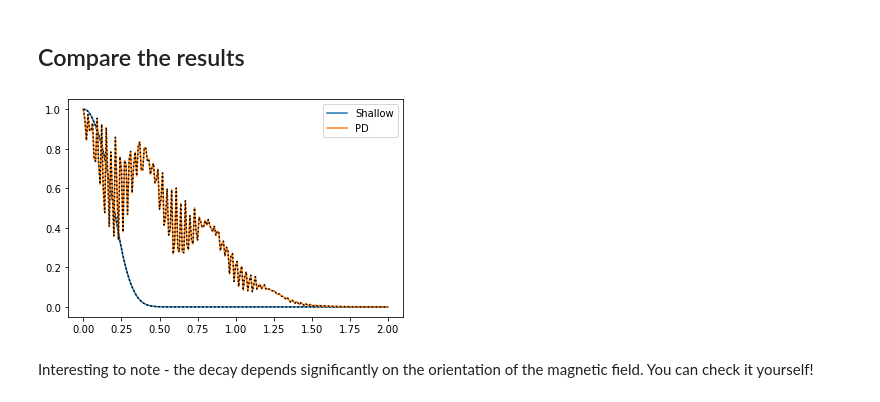
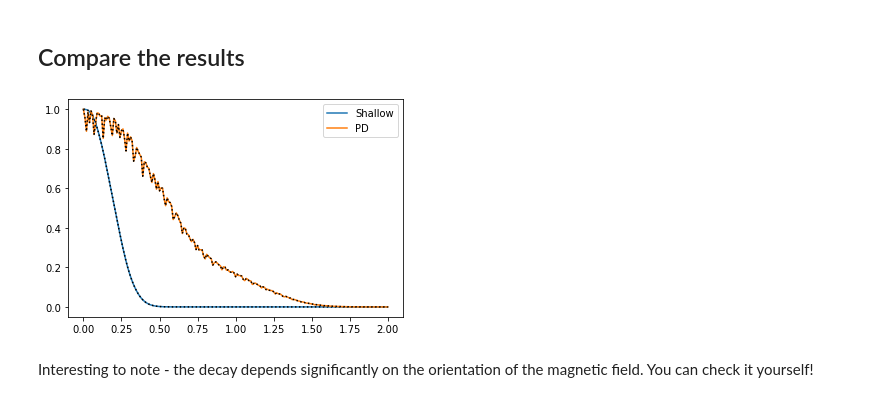
Before and after one commit to foxfixfax/PyCCE, a Jupyter notebook: docs/source/tutorials/si_shallow.ipynb, the cells around one changed output. Saved outputs shown, nothing was run; the diff lists cells and outputs as text; code cells hidden in the pictures.

```diff
--- a/docs/source/tutorials/si_shallow.ipynb
+++ b/docs/source/tutorials/si_shallow.ipynb
@@ -59,4 +59,4 @@ For comparison, we compute both with generalized CCE and usual CCE coherence. No
 # %%
 l_cce = calc.compute(time_space, B, N=N, as_delay=False, method='CCE')
-l_gen = calc.compute(time_space, B, N=N, as_delay=False, method='generalized_CCE')
+l_gen = calc.compute(time_space, B, N=N, as_delay=False, method='gCCE', mean_field=False)
 # %% [markdown]
@@ -100,17 +100,17 @@ calc = pc.Simulator(spin=1/2, position=position, alpha=alpha, beta=beta,
                     r_dipole=r_dipole, order=CCE_order)
 # %%
 shallow_l_cce = calc.compute(time_space, B, N=N, as_delay=False, method='CCE')
-shallow_l_gen = calc.compute(time_space, B, N=N, as_delay=False, method='generalized_CCE')
+shallow_l_gen = calc.compute(time_space, B, N=N, as_delay=False, method='gCCE', mean_field=False)
 # %% [markdown]
 ## Compare the results
 # %%
-plt.plot(time_space, shallow_l_cce, label='Shallow')
-plt.plot(time_space, shallow_l_gen, ls=':', c='black')
+plt.plot(time_space, shallow_l_cce.real, label='Shallow')
+plt.plot(time_space, shallow_l_gen.real, ls=':', c='black')
 
-plt.plot(time_space, l_cce, label='PD')
-plt.plot(time_space, l_gen, ls=':', c='black')
+plt.plot(time_space, l_cce.real, label='PD')
+plt.plot(time_space, l_gen.real, ls=':', c='black')
 plt.legend();
 # %% [output]
-[figure, old version]
+[figure, new version]
 # %% [markdown]
 Interesting to note - the decay depends significantly on the orientation of the magnetic field. You can check it yourself!
```
Also changed, not shown: parts of 5 cells of this notebook, 7 other files.
